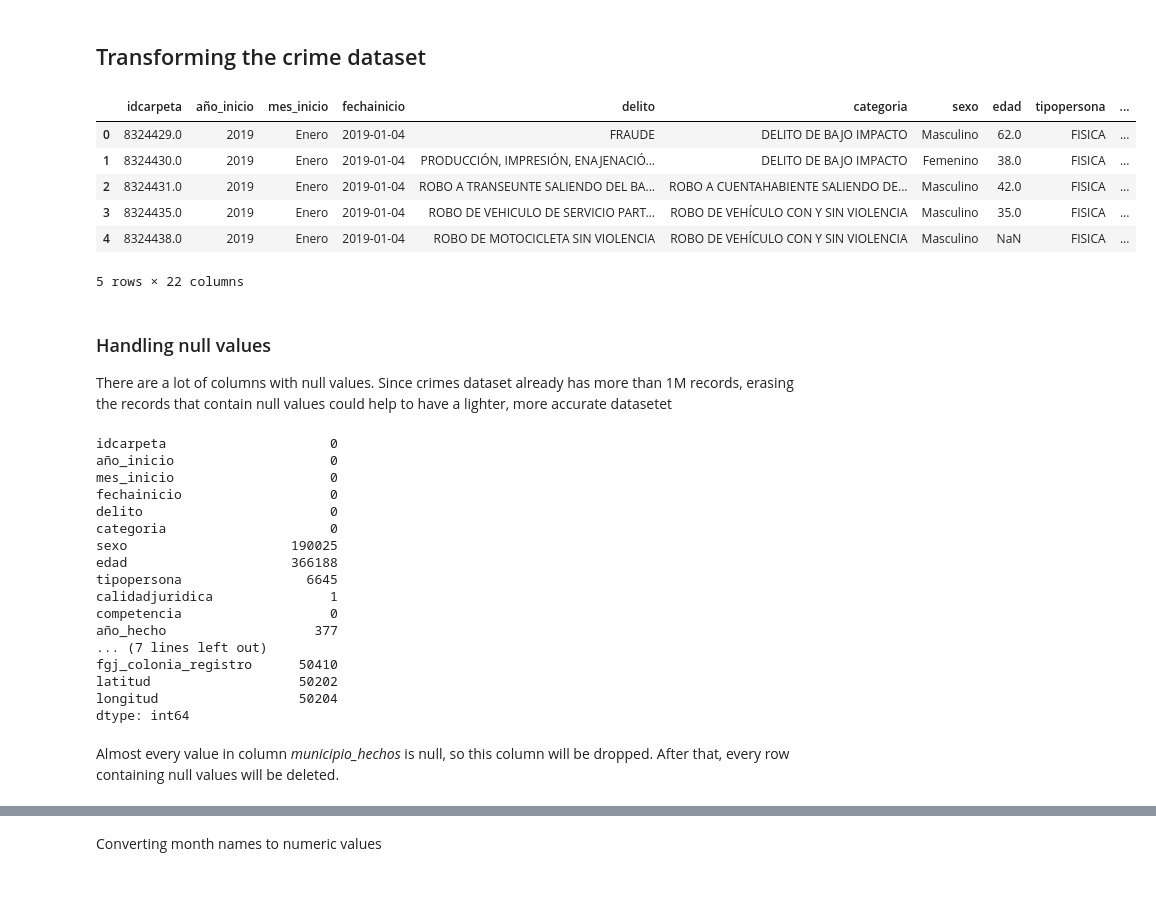
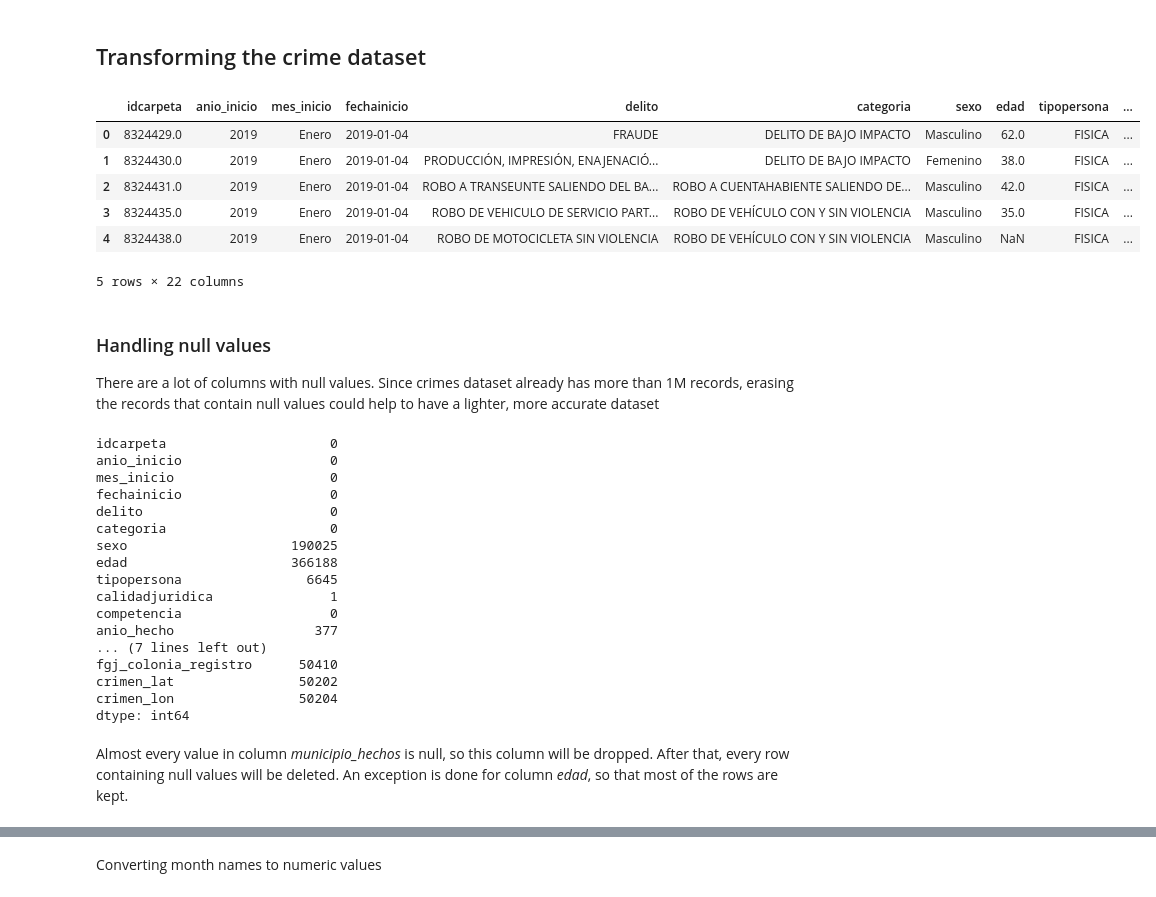
Before and after one commit to marcocasillas91/sdc-security, a Jupyter notebook: notebooks/1_first_datalake.ipynb, the cells around one changed output, grey strips where cells are left out. Drawn from its saved outputs; the diff is of its cells as text; code cells hidden in the pictures.

```diff
--- a/notebooks/1_first_datalake.ipynb
+++ b/notebooks/1_first_datalake.ipynb
@@ -13,12 +13,13 @@ import matplotlib.pyplot as plt
 #Path
 #Insert your local repo path to file
 repo_path = "INSERT YOUR LOCAL SDC-SECURITY REPO PATH HERE"
+repo_path = "D:\Archivos\Social Data Challenge\sdc-security"
 # %%
-csv_path = "\datasets\da_victimas_completa_marzo_2023.zip"
+crime_data_path = "\datasets\da_victimas_completa_marzo_2023.zip"
 
-zf = zipfile.ZipFile(repo_path+csv_path)
-crimes = pd.read_csv(zf.open('da_victimas_completa_marzo_2023.csv'))
-crimes.head()
+zf = zipfile.ZipFile(repo_path+crime_data_path)
+crimes_raw = pd.read_csv(zf.open('da_victimas_completa_marzo_2023.csv'))
+crimes_raw.head()
 # %% [output]
 |  | idCarpeta | Año_inicio | Mes_inicio | FechaInicio | Delito | Categoria | Sexo | Edad | TipoPersona | ... |
 | 0 | 8324429.0 | 2019 | Enero | 2019-01-04 | FRAUDE | DELITO DE BAJO IMPACTO | Masculino | 62.0 | FISICA | ... |
@@ -30,28 +31,30 @@ crimes.head()
 # %% [markdown]
 ## Transforming the crime dataset
 # %%
-#Change column names to lowercase
-crimes.rename(columns = lambda x : x.lower() , inplace = True)
+#Change column names
+crimes_raw.rename(columns = lambda x : x.lower() , inplace = True)
+crimes_raw.columns = crimes_raw.columns.str.replace('ñ', 'ni')
+crimes_raw.rename(columns = {"latitud":"crimen_lat", "longitud":"crimen_lon"} , inplace = True)
+
+crimes_raw.head()
+# %% [output]
+|  | idcarpeta | anio_inicio | mes_inicio | fechainicio | delito | categoria | sexo | edad | tipopersona | ... |
+| 0 | 8324429.0 | 2019 | Enero | 2019-01-04 | FRAUDE | DELITO DE BAJO IMPACTO | Masculino | 62.0 | FISICA | ... |
+| 1 | 8324430.0 | 2019 | Enero | 2019-01-04 | PRODUCCIÓN, IMPRESIÓN, ENAJENACIÓ... | DELITO DE BAJO IMPACTO | Femenino | 38.0 | FISICA | ... |
+| 2 | 8324431.0 | 2019 | Enero | 2019-01-04 | ROBO A TRANSEUNTE SALIENDO DEL BA... | ROBO A CUENTAHABIENTE SALIENDO DE... | Masculino | 42.0 | FISICA | ... |
+| 3 | 8324435.0 | 2019 | Enero | 2019-01-04 | ROBO DE VEHICULO DE SERVICIO PART... | ROBO DE VEHÍCULO CON Y SIN VIOLENCIA | Masculino | 35.0 | FISICA | ... |
+| 4 | 8324438.0 | 2019 | Enero | 2019-01-04 | ROBO DE MOTOCICLETA SIN VIOLENCIA | ROBO DE VEHÍCULO CON Y SIN VIOLENCIA | Masculino | NaN | FISICA | ... |
+5 rows × 22 columns
-# %%
-crimes.head()
-# %% [output]
-|  | idcarpeta | año_inicio | mes_inicio | fechainicio | delito | categoria | sexo | edad | tipopersona | ... |
-| 0 | 8324429.0 | 2019 | Enero | 2019-01-04 | FRAUDE | DELITO DE BAJO IMPACTO | Masculino | 62.0 | FISICA | ... |
-| 1 | 8324430.0 | 2019 | Enero | 2019-01-04 | PRODUCCIÓN, IMPRESIÓN, ENAJENACIÓ... | DELITO DE BAJO IMPACTO | Femenino | 38.0 | FISICA | ... |
-| 2 | 8324431.0 | 2019 | Enero | 2019-01-04 | ROBO A TRANSEUNTE SALIENDO DEL BA... | ROBO A CUENTAHABIENTE SALIENDO DE... | Masculino | 42.0 | FISICA | ... |
-| 3 | 8324435.0 | 2019 | Enero | 2019-01-04 | ROBO DE VEHICULO DE SERVICIO PART... | ROBO DE VEHÍCULO CON Y SIN VIOLENCIA | Masculino | 35.0 | FISICA | ... |
-| 4 | 8324438.0 | 2019 | Enero | 2019-01-04 | ROBO DE MOTOCICLETA SIN VIOLENCIA | ROBO DE VEHÍCULO CON Y SIN VIOLENCIA | Masculino | NaN | FISICA | ... |
-5 rows × 22 columns
 # %% [markdown]
 ### Handling null values
 
-There are a lot of columns with null values. Since crimes dataset already has more than 1M records, erasing the records that contain null values could help to have a lighter, more accurate datasetet
+There are a lot of columns with null values. Since crimes dataset already has more than 1M records, erasing the records that contain null values could help to have a lighter, more accurate dataset
 # %%
-null_counts = crimes.isnull().sum()
+null_counts = crimes_raw.isnull().sum()
 print(null_counts)
 # %% [output]
 idcarpeta                     0
-año_inicio                    0
+anio_inicio                   0
 mes_inicio                    0
 fechainicio                   0
 delito                        0
@@ -61,12 +64,12 @@ edad                     366188
 tipopersona                6645
 calidadjuridica               1
 competencia                   0
-año_hecho                   377
+anio_hecho                  377
 ... (7 lines left out)
 fgj_colonia_registro      50410
-latitud                   50202
-longitud                  50204
+crimen_lat                50202
+crimen_lon                50204
 dtype: int64
 # %% [markdown]
-Almost every value in column *municipio_hechos* is null, so this column will be dropped. After that, every row containing null values will be deleted.
+Almost every value in column *municipio_hechos* is null, so this column will be dropped. After that, every row containing null values will be deleted. An exception is done for column *edad*, so that most of the rows are kept.
 # %%
```
Also changed, not shown: parts of 37 cells of this notebook.
